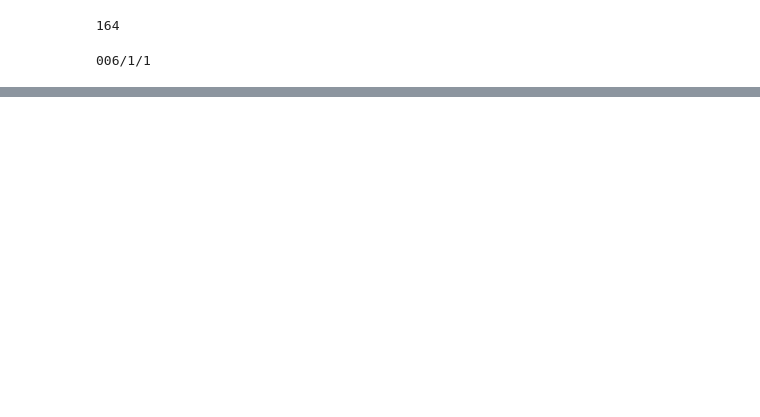
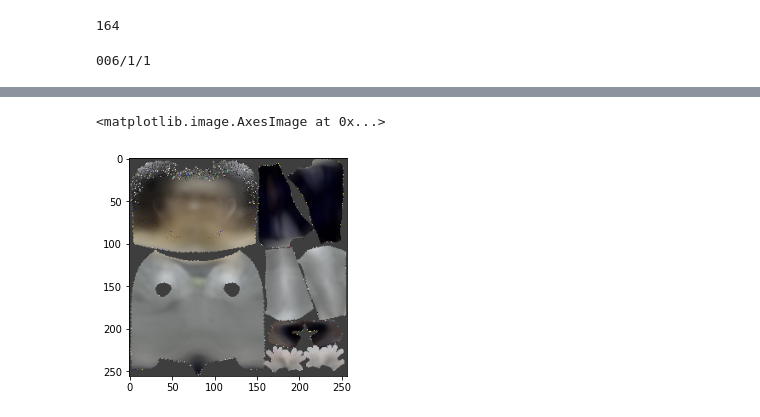
Before and after one commit to JanaldoChen/Dance, a Jupyter notebook: extract_texture.ipynb, the cells around one changed output, grey strips where cells are left out. Saved outputs shown, nothing was run; the diff lists cells and outputs as text; code cells hidden in the pictures; blank space fills up the shorter version.

```diff
--- a/extract_texture.ipynb
+++ b/extract_texture.ipynb
@@ -116,0 +111,14 @@ def compute_uv_image(uv, texture, uv_size=224):
+# %%
+smpl = SMPL(pkl_path='assets/smpl_model.pkl', isHres=isHres).cuda()
+if isHres:
+    faces = smpl.faces_hres
+else:
+    faces = smpl.faces
+smpl_render = SMPLRenderer(faces=faces, tex_size=tex_size).cuda()
+# %%
+if isHres:
+    vt, ft = load_pickle_file('assets/smpl_vt_ft_hres.pkl')
+else:
+    vt, ft = load_pickle_file('assets/smpl_vt_ft.pkl')
+f2vts = torch.from_numpy(get_f2vts(vt, ft)).float().cuda()
+print(f2vts.size())
@@ -116,0 +206,6 @@ def compute_uv_image(uv, texture, uv_size=224):
+# %%
+uv_image_vis = (uv_image.cpu().numpy()[0]* 255).astype(np.uint8).transpose(1, 2, 0)
+plt.imshow(uv_image_vis)
+# %% [output]
+<matplotlib.image.AxesImage at 0x...>
+[figure, added]
```
Also changed, not shown: parts of 12 cells of this notebook, 4 other files.
